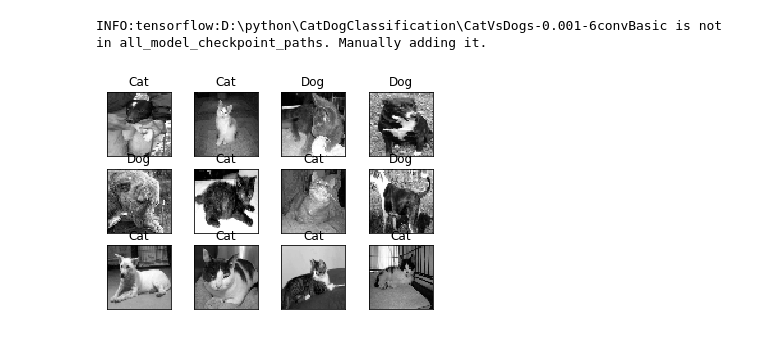
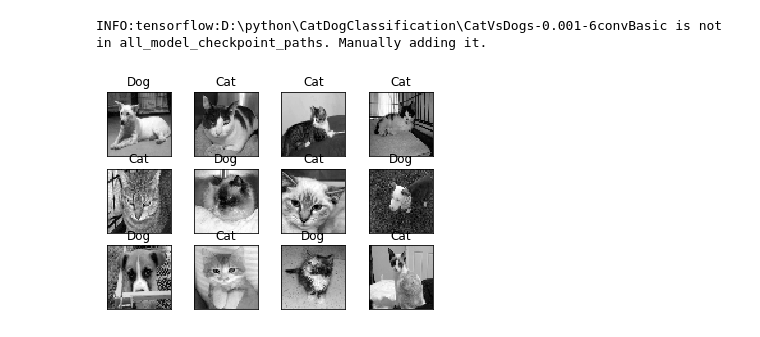
Before and after one commit to dimwael/CNN-CatsVsDogs, a Jupyter notebook: CNN-6Layers.ipynb, the cells around one changed output. Drawn from its saved outputs; the diff is of its cells as text; code cells hidden in the pictures.

```diff
--- a/CNN-6Layers.ipynb
+++ b/CNN-6Layers.ipynb
@@ -52,9 +52,9 @@ def process_test_data():
     return testing_data
 # %%
 #For the first time Create train data and it will be saved as 'train_data.npy'
-train_data = create_train_data()
+#train_data = create_train_data()
 #if already did you only need to load it
-#train_data = np.load('train_data.npy')
+train_data = np.load('train_data.npy')
 # %%
 import tflearn
 from tflearn.layers.conv import conv_2d, max_pool_2d
@@ -134,31 +137,31 @@ INFO:tensorflow:D:\python\CatDogClassification\CatVsDogs-0.001-6convBasic is not
 # %%
 #To test our Model
 import matplotlib.pyplot as plt
 
 #test_data= process_test_data()
 #if already done
 test_data = np.load('test_data.npy')
 
 fig = plt.figure()
-for num, data in enumerate(test_data[:12]):
+for num, data in enumerate(test_data[8:20]):
     #cat:[1,0]
     #dog:[0,1]
     img_num = data[1]
     img_data= data[0]
 
     y = fig.add_subplot(3,4, num+1)
     orig = img_data
     data = img_data.reshape(image_Size, image_Size, 1)
     model_out = model.predict([data])[0]
 
     if np.argmax(model_out) == 1:
         str_label='Dog'
     else:
         str_label ='Cat'
     y.imshow(orig, cmap='gray')
     plt.title(str_label)
     y.axes.get_xaxis().set_visible(False)
     y.axes.get_yaxis().set_visible(False)
 plt.show()
 # %% [output]
-[figure, old version]
+[figure, new version]
```
Also changed, not shown: parts of 3 cells of this notebook.
